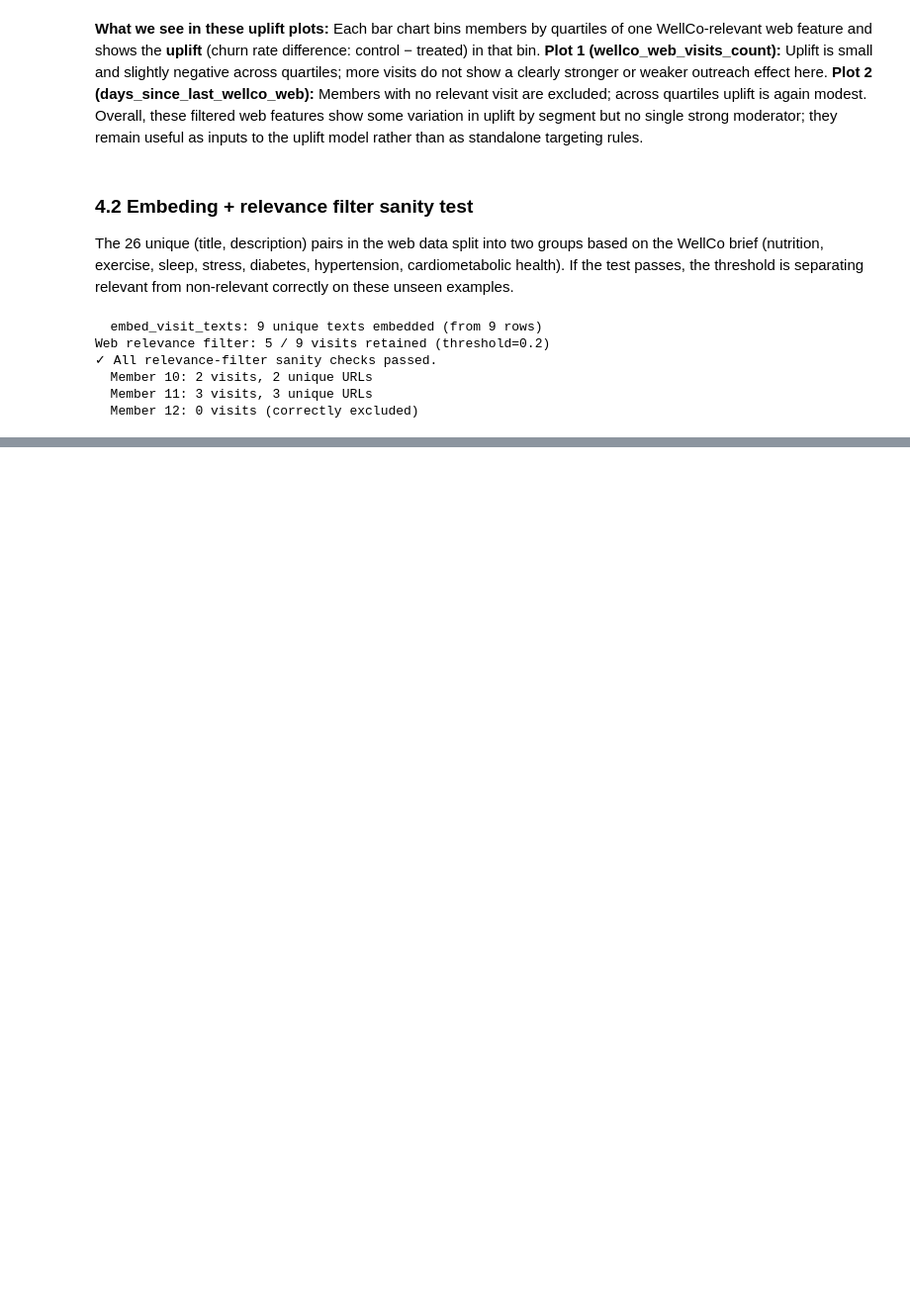
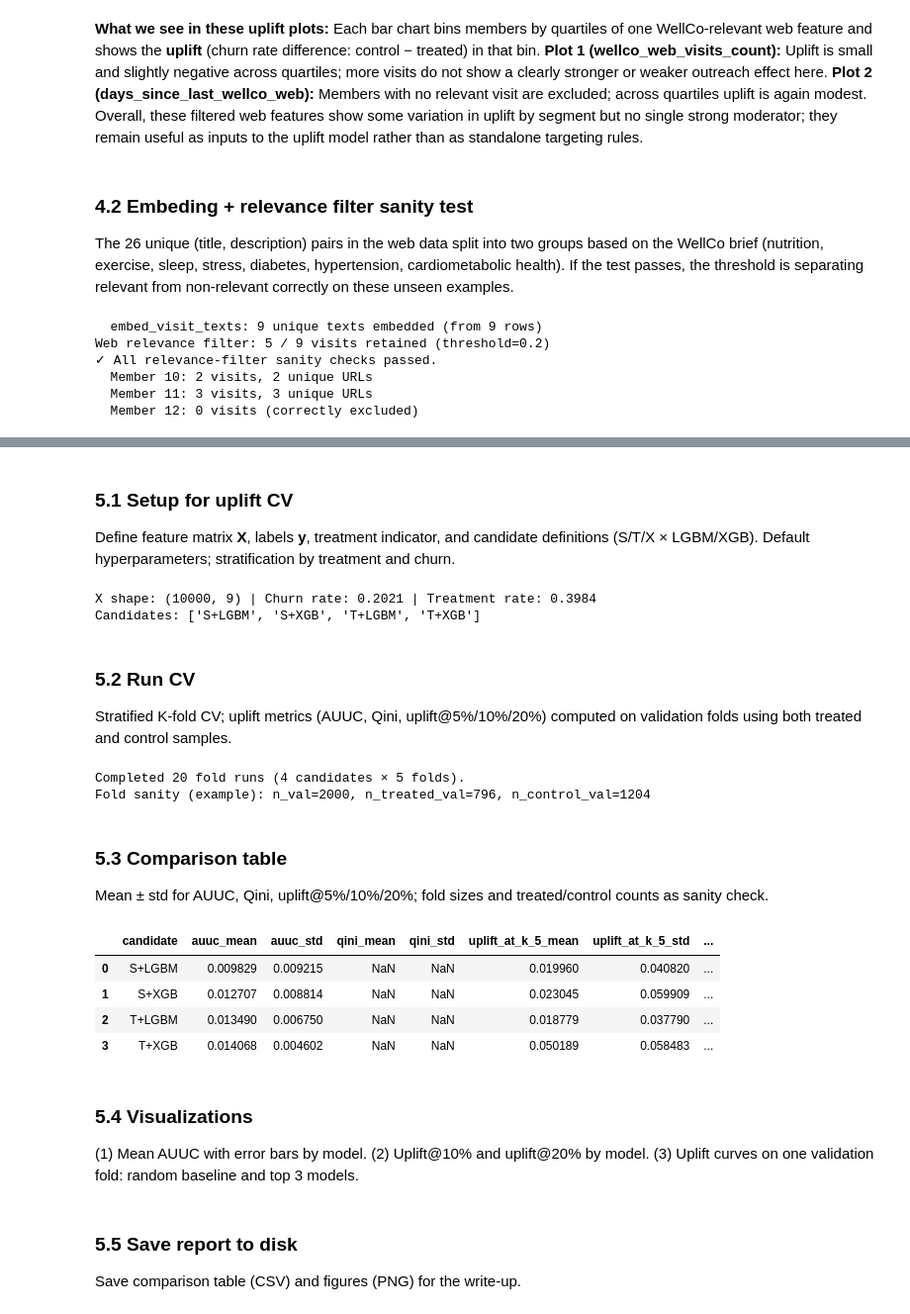
Before and after one commit to Noa-Gilad/Uplift-Modeling-Churn-Prevention, a Jupyter notebook: src/uplift_churn_run.ipynb, the cells around one changed output, grey strips where cells are left out. Shown at 99% size. Cells and saved outputs as stored; diff of their text form; code cells hidden in the pictures; blank space fills up the shorter version.

Commit message:
model selection - now working well

```diff
--- a/src/uplift_churn_run.ipynb
+++ b/src/uplift_churn_run.ipynb
@@ -967,13 +969,0 @@ Stratified K-fold CV; compare S/T/X-learner × LGBM/XGB with AUUC, Qini, uplift@
-# %%
-FEATURE_COLS = ['wellco_web_visits_count', 'days_since_last_wellco_web', 'app_sessions_count',
-                'days_since_last_app', 'claims_count', 'icd_distinct_count', 'has_focus_icd',
-                'days_since_last_claim', 'tenure_days']
-N_SPLITS, N_CURVE_POINTS = 5, 100
-CANDIDATE_DEFS = [('S+LGBM','S','LGBM'),('S+XGB','S','XGB'),('T+LGBM','T','LGBM'),('T+XGB','T','XGB'),('X+LGBM','X','LGBM'),('X+XGB','X','XGB')]
-
-X = train_features[FEATURE_COLS].copy()
-y = train_features['churn'].astype(int).values
-treatment = train_features['outreach'].astype(int).values
-stratify_col = 2 * treatment + y
-SCALE_POS_WEIGHT = (y == 0).sum() / max((y == 1).sum(), 1)
-print('X shape:', X.shape, '| Churn rate:', y.mean(), '| Treatment rate:', treatment.mean())
@@ -1024,0 +970,59 @@ plt.tight_layout(); plt.show()
+# %% [markdown]
+### 5.1 Setup for uplift CV
+
+Define feature matrix **X**, labels **y**, treatment indicator, and candidate definitions (S/T/X × LGBM/XGB). Default hyperparameters; stratification by treatment and churn.
+# %%
+X = train_features[FEATURE_COLS].copy()
+y = train_features["churn"].astype(int).values
+treatment = train_features["outreach"].astype(int).values
+scale_pos_weight = (y == 0).sum() / max((y == 1).sum(), 1)
+N_SPLITS = 5
+N_CURVE_POINTS = 100
+CANDIDATE_DEFS = [
+    ("S+LGBM", "S", "LGBM"),
+    ("S+XGB", "S", "XGB"),
+    ("T+LGBM", "T", "LGBM"),
+    ("T+XGB", "T", "XGB"),
+]
+print(f"X shape: {X.shape} | Churn rate: {y.mean():.4f} | Treatment rate: {treatment.mean():.4f}")
+print(f"Candidates: {[c[0] for c in CANDIDATE_DEFS]}")
+# %% [output]
+X shape: (10000, 9) | Churn rate: 0.2021 | Treatment rate: 0.3984
+Candidates: ['S+LGBM', 'S+XGB', 'T+LGBM', 'T+XGB']
+# %% [markdown]
+### 5.2 Run CV
+
+Stratified K-fold CV; uplift metrics (AUUC, Qini, uplift@5%/10%/20%) computed on validation folds using both treated and control samples.
+# %%
+cv_results = run_uplift_cv(
+    X, y, treatment,
+    candidate_defs=CANDIDATE_DEFS,
+    n_splits=N_SPLITS,
+    random_state=RANDOM_STATE,
+    scale_pos_weight=scale_pos_weight,
+    n_curve_points=N_CURVE_POINTS,
+    uplift_k_fracs=[0.05, 0.1, 0.2],
+)
+print(f"Completed {len(cv_results)} fold runs ({len(CANDIDATE_DEFS)} candidates × {N_SPLITS} folds).")
+first = cv_results[0]
+print(f"Fold sanity (example): n_val={first['n_val']}, n_treated_val={first['n_treated_val']}, n_control_val={first['n_control_val']}")
+# %% [output]
+Completed 20 fold runs (4 candidates × 5 folds).
+Fold sanity (example): n_val=2000, n_treated_val=796, n_control_val=1204
+# %% [markdown]
+### 5.3 Comparison table
+
+Mean ± std for AUUC, Qini, uplift@5%/10%/20%; fold sizes and treated/control counts as sanity check.
+# %%
+cv_summary = build_uplift_cv_comparison_table(cv_results)
+display(cv_summary)
+# %% [output]
+|  | candidate | auuc_mean | auuc_std | qini_mean | qini_std | uplift_at_k_5_mean | uplift_at_k_5_std | ... |
+| 0 | S+LGBM | 0.009829 | 0.009215 | NaN | NaN | 0.019960 | 0.040820 | ... |
+| 1 | S+XGB | 0.012707 | 0.008814 | NaN | NaN | 0.023045 | 0.059909 | ... |
+| 2 | T+LGBM | 0.013490 | 0.006750 | NaN | NaN | 0.018779 | 0.037790 | ... |
+| 3 | T+XGB | 0.014068 | 0.004602 | NaN | NaN | 0.050189 | 0.058483 | ... |
+# %% [markdown]
+### 5.4 Visualizations
+
+(1) Mean AUUC with error bars by model. (2) Uplift@10% and uplift@20% by model. (3) Uplift curves on one validation fold: random baseline and top 3 models.
@@ -1024,0 +1043,4 @@ plt.tight_layout(); plt.show()
+# %% [markdown]
+### 5.5 Save report to disk
+
+Save comparison table (CSV) and figures (PNG) for the write-up.
```
Also changed, not shown: parts of 13 cells of this notebook, 1 other file.
